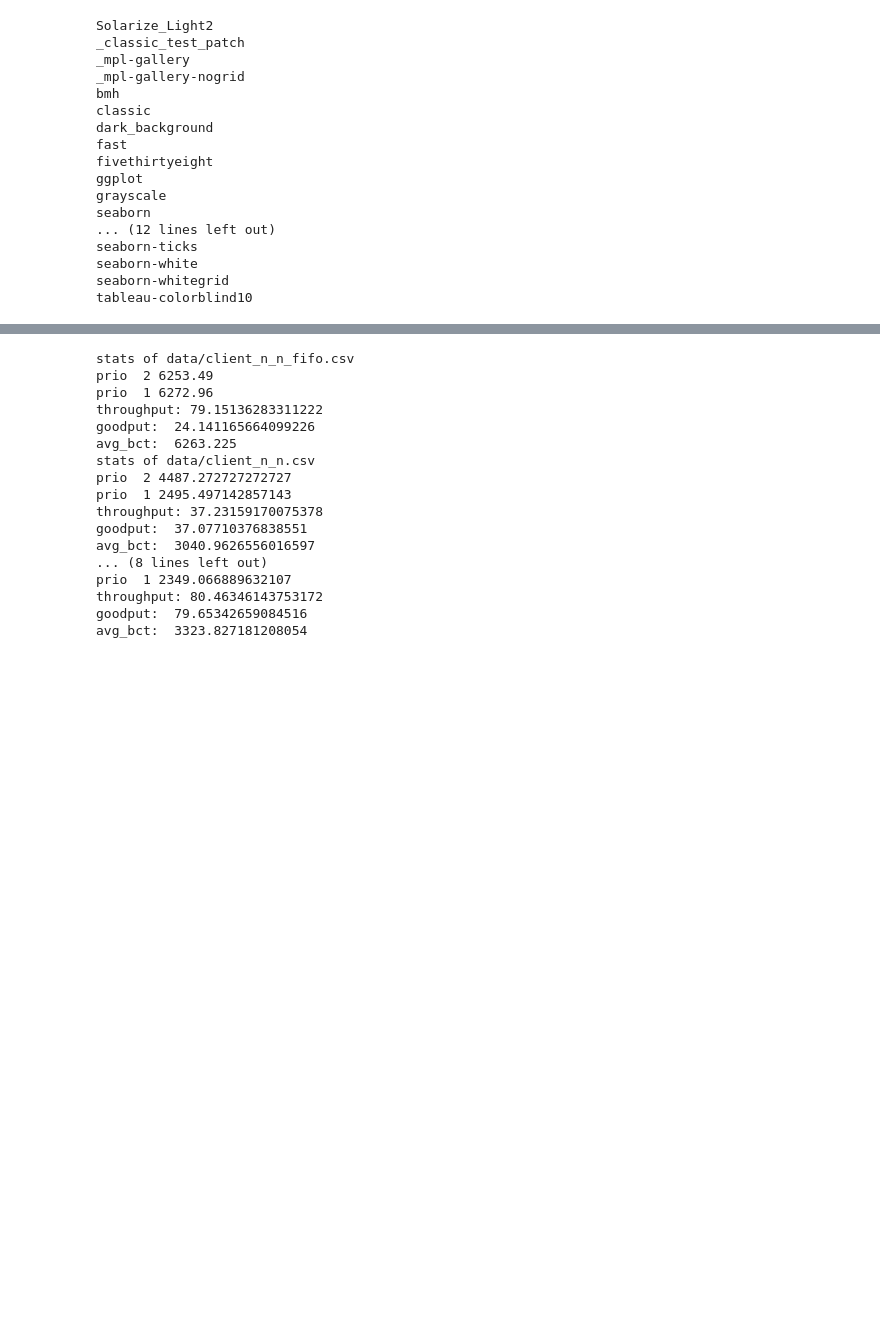
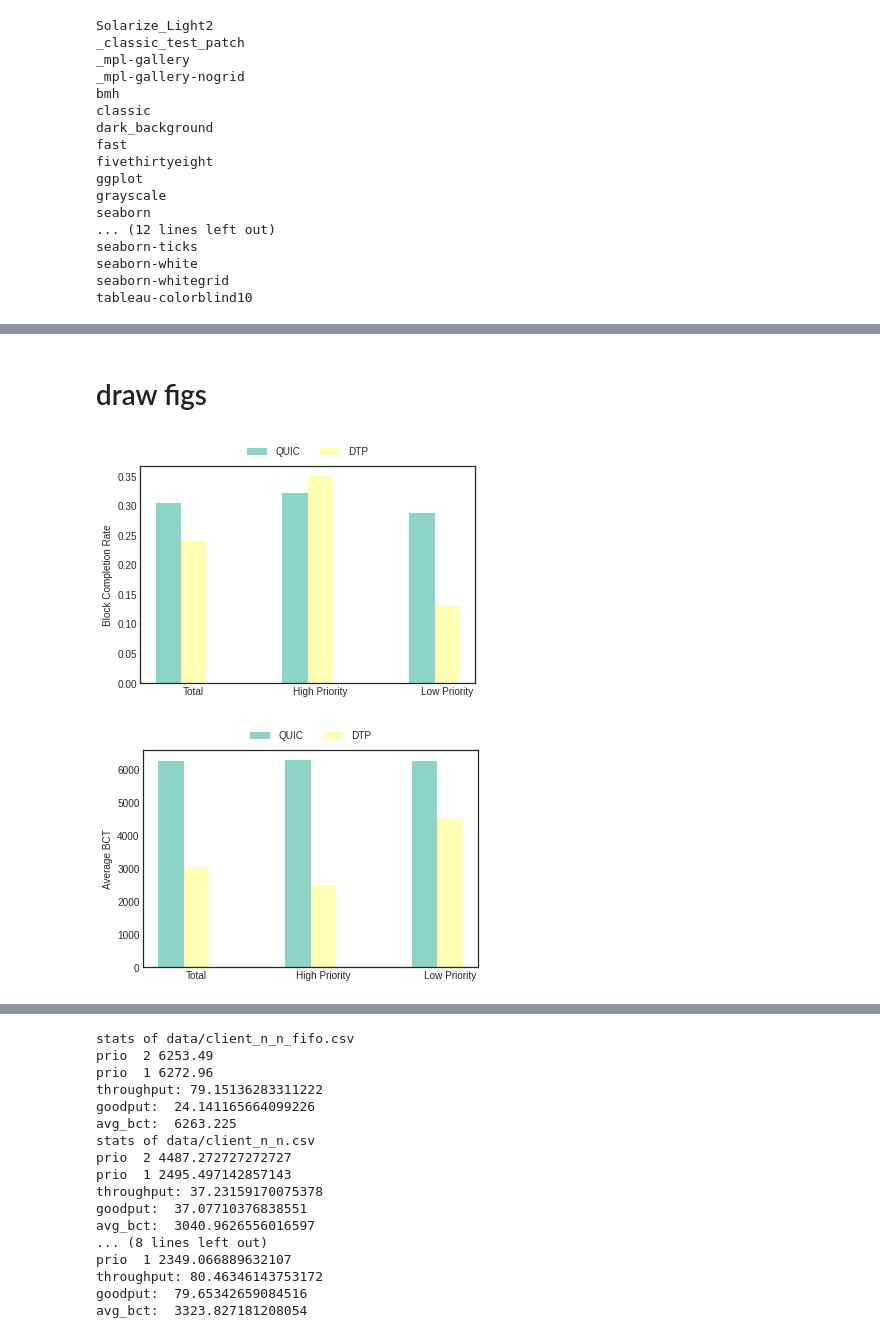
Before and after one commit to simonkorl/dtp-test-scripts, a Jupyter notebook: analyze.ipynb, the cells around one changed output, grey strips where cells are left out. Saved outputs shown, nothing was run; the diff lists cells and outputs as text; code cells hidden in the pictures; blank space fills up the shorter version.

```diff
--- a/analyze.ipynb
+++ b/analyze.ipynb
@@ -377,3 +436,5 @@ avg_bct:  3323.827181208054
+# %% [markdown]
+# draw figs
 # %%
 def draw_in_time_rate(result_file_path1, result_file_path2, trace_file_path, label1="QUIC", label2="DTP"):
     trace = parse_trace(trace_file_path)
@@ -441,7 +502,7 @@ def draw_avg_bct(result_file_path1, result_file_path2, trace_file_path, label1="
     ax.set_xticklabels(labels)
     ax.legend()
 
-def draw_cmp_fig(result_file_paths=[], trace_file_path="", labels=[], width=0.2):
+def draw_cmp_fig(result_file_paths=[], trace_file_path="", labels=[], width=0.2, with_total=True):
     if not trace_file_path:
         print("no trace file path")
         return
@@ -463,35 +524,47 @@ def draw_cmp_fig(result_file_paths=[], trace_file_path="", labels=[], width=0.2)
 
         result_bcr = bcrs[idx]
         total_bcr = len(result.filter(pl.col("bct") <= pl.col("deadline"))) / trace_size
         prio1_bcr = len(result_prio1.filter(pl.col("bct") <= pl.col("deadline"))) / len(trace_prio1)
         prio2_bcr = len(result_prio2.filter(pl.col("bct") <= pl.col("deadline"))) / len(trace_prio2)
-        result_bcr.append(total_bcr)
+        if with_total:
+            result_bcr.append(total_bcr)
         result_bcr.append(prio1_bcr)
         result_bcr.append(prio2_bcr)
 
         result_bct = bcts[idx]
         total_bct = np.average(result["bct"].to_numpy())
         prio1_bct = np.average(result_prio1["bct"].to_numpy())
         prio2_bct = np.average(result_prio2["bct"].to_numpy())
-        result_bct.append(total_bct)
+        if with_total:
+            result_bct.append(total_bct)
         result_bct.append(prio1_bct)
         result_bct.append(prio2_bct)
 
-    x_labels = ["Total", "High Priority", "Low Priority"]
+    if with_total:
+        x_labels = ["Total", "High Priority", "Low Priority"]
+    else:
+        x_labels = ["High Priority", "Low Priority"]
     x = np.arange(len(x_labels))  # the label locations
     fig, ax = plt.subplots()
     for idx, bcr in enumerate(bcrs):
         ax.bar(x + width * (idx - len(bcrs) // 2), bcr, width, label=labels[idx])
     ax.set_ylabel('Block Completion Rate')
     ax.set_xticks(x)
     ax.set_xticklabels(x_labels)
-    ax.legend()
+    ax.legend(ncol=len(x_labels) + 1, bbox_to_anchor=(0.5, 1),
+              loc='lower center')
 
     x = np.arange(len(x_labels))  # the label locations
     fig, ax = plt.subplots()
     for idx, bct in enumerate(bcts):
         ax.bar(x + width * (idx - len(bcts) // 2), bct, width, label=labels[idx])
     ax.set_ylabel('Average BCT')
     ax.set_xticks(x)
     ax.set_xticklabels(x_labels)
-    ax.legend()
+    # ax.legend()
+    ax.legend(ncol=len(x_labels) + 1, bbox_to_anchor=(0.5, 1),
+              loc='lower center')
+draw_cmp_fig(["data/client_n_n_fifo.csv", "data/client_n_n.csv"], "data/trace_1300_1ms_1000_seq012.txt", ["QUIC", "DTP"])
+# %% [output]
+[figure, added]
+[figure, added]
```
Also changed, not shown: parts of 32 cells of this notebook, 17 other files.
